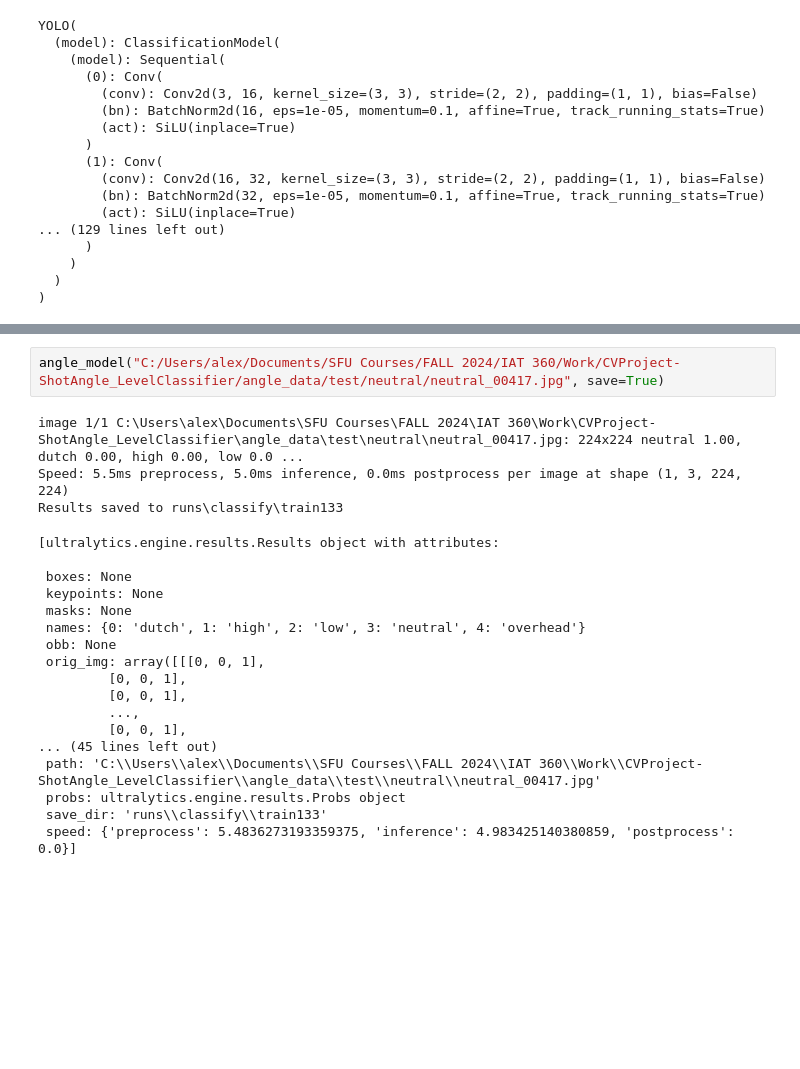
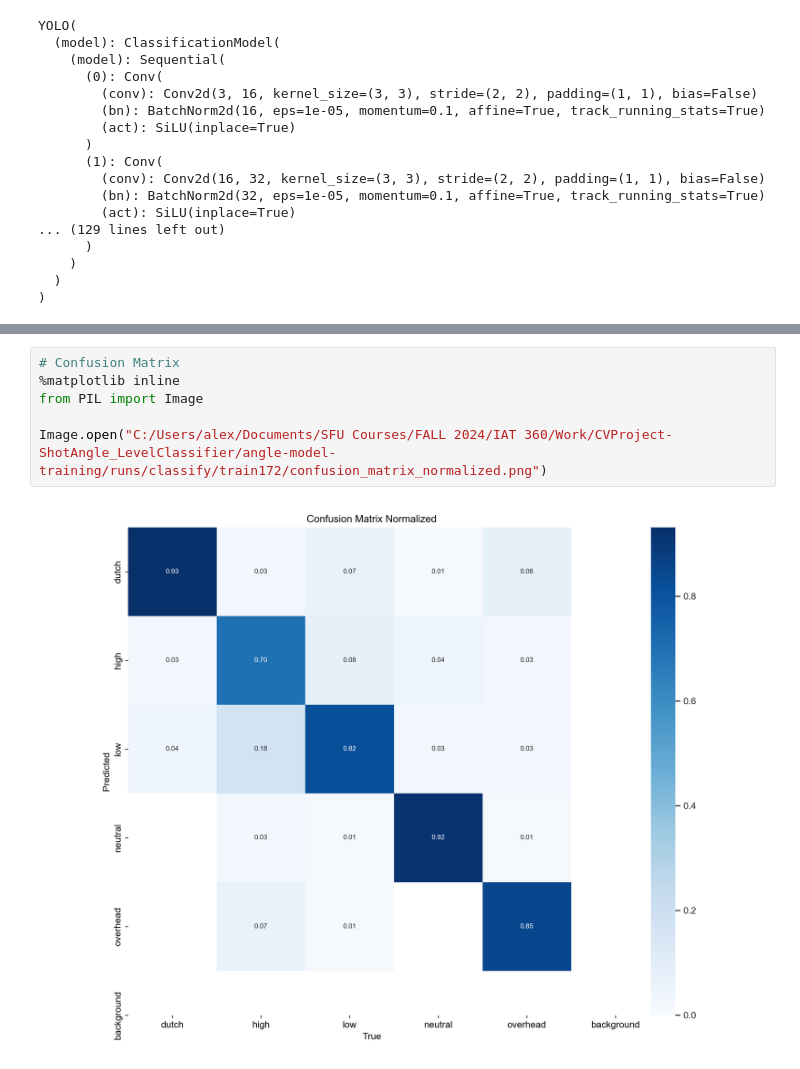
Before and after one commit to aclee5/CVProject-ShotAngle_LevelClassifier, a Jupyter notebook: angle-model-training/ShotAngleModel.ipynb, the cells around one changed output, grey strips where cells are left out. Cells and saved outputs as stored; diff of their text form; blank space fills up the shorter version.

```diff
--- a/angle-model-training/ShotAngleModel.ipynb
+++ b/angle-model-training/ShotAngleModel.ipynb
@@ -127,26 +148,11 @@ Results saved to runs\classify\train132
-# %%
-angle_model("C:/Users/alex/Documents/SFU Courses/FALL 2024/IAT 360/Work/CVProject-ShotAngle_LevelClassifier/angle_data/test/neutral/neutral_00417.jpg", save=True)
-# %% [output]
-image 1/1 C:\Users\alex\Documents\SFU Courses\FALL 2024\IAT 360\Work\CVProject-ShotAngle_LevelClassifier\angle_data\test\neutral\neutral_00417.jpg: 224x224 neutral 1.00, dutch 0.00, high 0.00, low 0.0 ...
-Speed: 5.5ms preprocess, 5.0ms inference, 0.0ms postprocess per image at shape (1, 3, 224, 224)
-Results saved to runs\classify\train133
-[ultralytics.engine.results.Results object with attributes:
-
- boxes: None
- keypoints: None
- masks: None
- names: {0: 'dutch', 1: 'high', 2: 'low', 3: 'neutral', 4: 'overhead'}
- obb: None
- orig_img: array([[[0, 0, 1],
-         [0, 0, 1],
-         [0, 0, 1],
-         ...,
-         [0, 0, 1],
-... (45 lines left out)
- path: 'C:\\Users\\alex\\Documents\\SFU Courses\\FALL 2024\\IAT 360\\Work\\CVProject-ShotAngle_LevelClassifier\\angle_data\\test\\neutral\\neutral_00417.jpg'
- probs: ultralytics.engine.results.Probs object
- save_dir: 'runs\\classify\\train133'
- speed: {'preprocess': 5.4836273193359375, 'inference': 4.983425140380859, 'postprocess': 0.0}]
+# %%
+# Confusion Matrix
+%matplotlib inline
+from PIL import Image
+
+Image.open("C:/Users/alex/Documents/SFU Courses/FALL 2024/IAT 360/Work/CVProject-ShotAngle_LevelClassifier/angle-model-training/runs/classify/train172/confusion_matrix_normalized.png")
+# %% [output]
+[figure, added]
 # %%
 angle_model.export(format='onnx')
 # %% [output]
```
Also changed, not shown: parts of 5 cells of this notebook, 34 other files.
